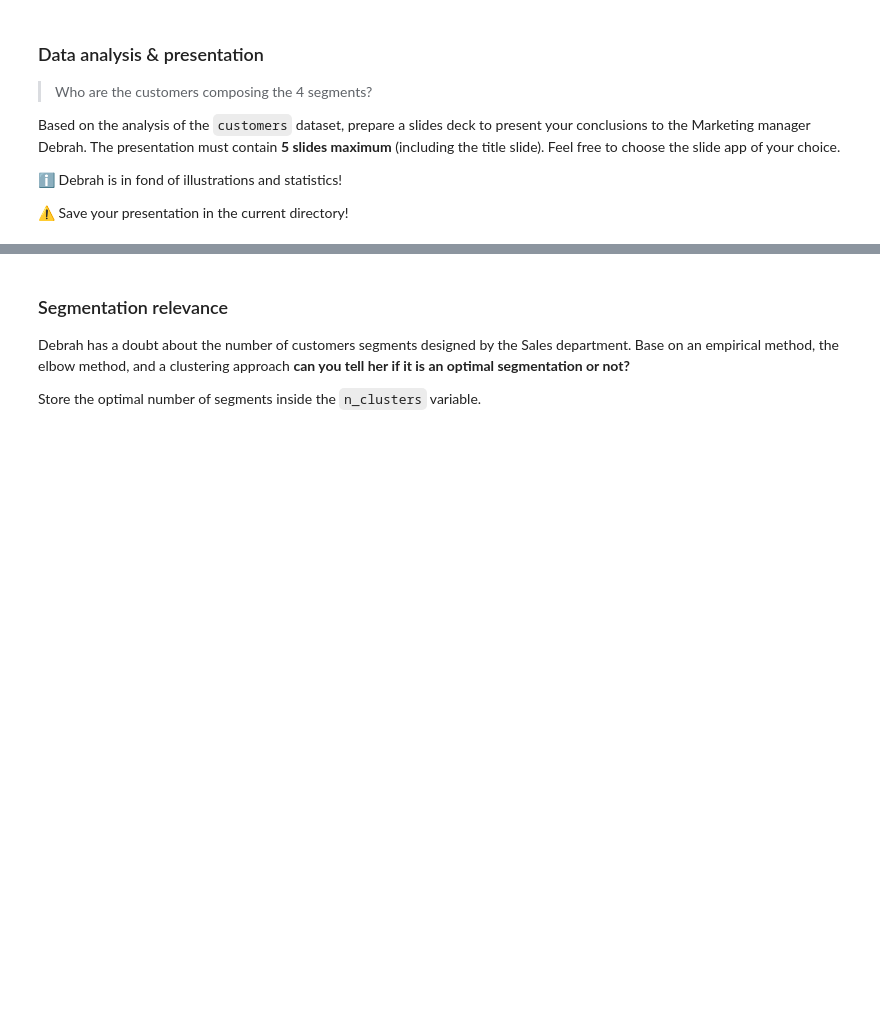
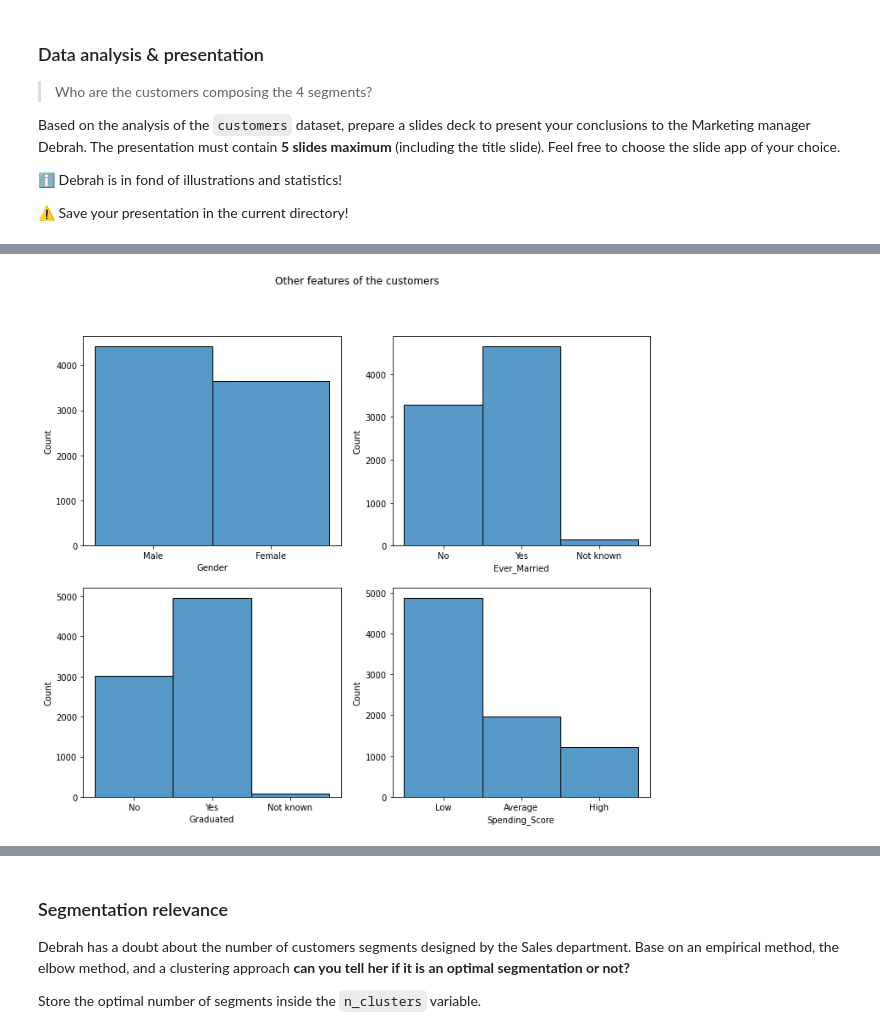
Before and after one commit to nhuberde/data-certification-exam, a Jupyter notebook: decision_science/customers_segmentation_exam.ipynb, the cells around one changed output, grey strips where cells are left out. Saved outputs shown, nothing was run; the diff lists cells and outputs as text; code cells hidden in the pictures; blank space fills up the shorter version.

```diff
--- a/decision_science/customers_segmentation_exam.ipynb
+++ b/decision_science/customers_segmentation_exam.ipynb
@@ -75,0 +141,9 @@ Based on the analysis of the `customers` dataset, prepare a slides deck to prese
+# %%
+fig, axes = plt.subplots(2, 2, figsize=(12, 10))
+fig.suptitle('Other features of the customers')
+sns.histplot(ax=axes[0,0], x="Gender", data=customers)
+sns.histplot(ax=axes[0,1], x="Ever_Married", data=customers.fillna(value='Not known'))
+sns.histplot(ax=axes[1,0], x="Graduated", data=customers.fillna(value='Not known'))
+sns.histplot(ax=axes[1,1], x="Spending_Score", data=customers);
+# %% [output]
+[figure, added]
```
Also changed, not shown: parts of 14 cells of this notebook, 3 other files.
